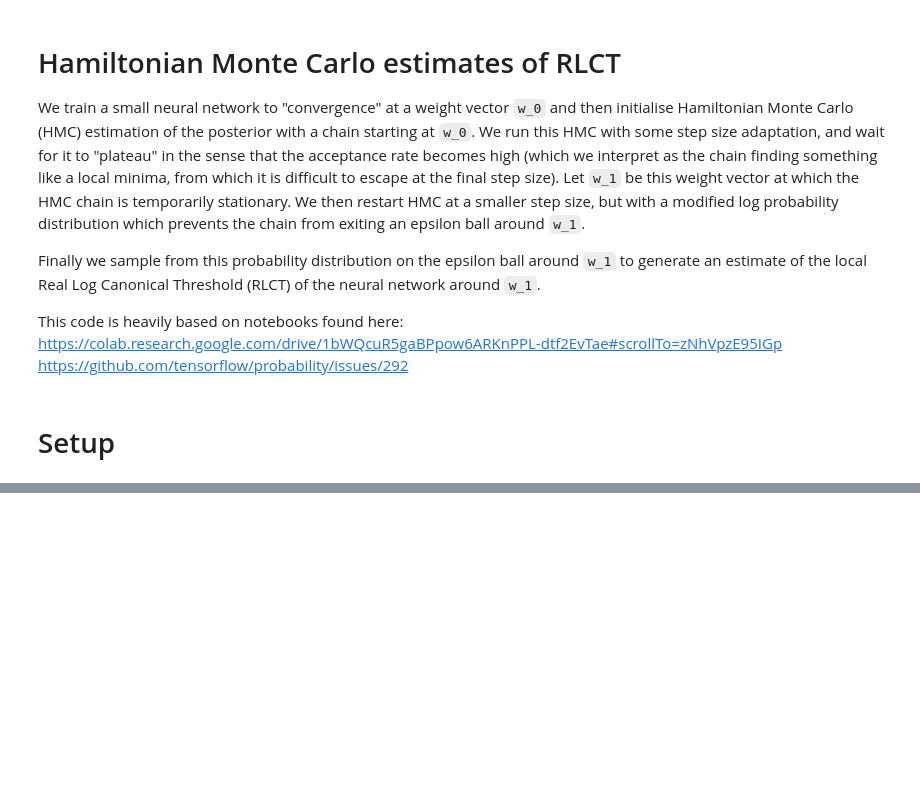
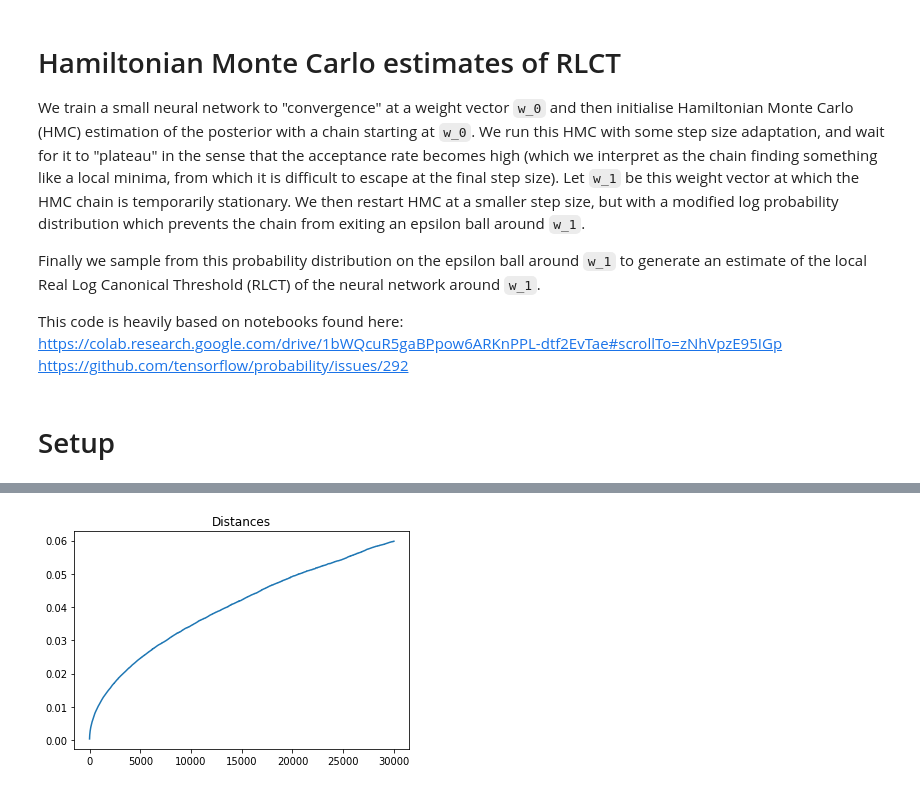
Before and after one commit to suswei/RLCT, a Jupyter notebook: notebooks/MCMC.ipynb, the cells around one changed output, grey strips where cells are left out. Saved outputs shown, nothing was run; the diff lists cells and outputs as text; code cells hidden in the pictures; blank space fills up the shorter version.

Commit message:
Updates to MCMC notebook

```diff
--- a/notebooks/MCMC.ipynb
+++ b/notebooks/MCMC.ipynb
@@ -394,0 +420,80 @@ plt.yticks(np.linspace(-1, 2, 16));
+# %%
+# You want to pick a chain_index that picks out a position in the chain where the
+# distance was stationary (see the graphs above)
+
+chain_index = -1
+num_samples = len(chain[0])
+
+# pos ranges over 0,100,200,...,num_samples
+for pos in range(num_samples)[::100]:
+  acc_rate = trace.inner_results.is_accepted[pos:pos+50].numpy().mean()
+
+  #print("Acceptance rate: " + str(acc_rate) + " at pos " + str(pos))
+  if( acc_rate < 0.01 ):
+    chain_index = pos
+
+if( chain_index == -1 ):
+  print("Failed to find fixed point")
+else:
+  print("Fixed point located: " + str(chain_index))
+
+# Take as the center of our neighborhood the weight value at this approximate
+# fixed point of the HMC in the above search
+center = [tf.constant(t[chain_index]) for t in chain]
+
+def bnn_joint_log_prob_fn_local(center, weight_prior, bias_prior, X, y, *args):
+    weights_list = args[::2] # every second argument starting with 0
+    biases_list = args[1::2] # every second argument starting with 1
+
+    # prior log-prob
+    lp = sum(
+        [tf.reduce_sum(weight_prior.log_prob(weights)) for weights in weights_list]
+    )
+    lp += sum([tf.reduce_sum(bias_prior.log_prob(bias)) for bias in biases_list])
+
+    # likelihood of predicted labels
+    network = build_network(weights_list, biases_list)
+    labels_dist = network(X.astype("float32"))
+    lp += tf.reduce_sum(labels_dist.log_prob(y))
+
+    # we also need to add a term that concentrates probability mass
+    # in a ball around the MAP
+    d = 0.0
+
+    for (x, xprime) in zip(center, args):
+      d += tf.square(tf.norm(x - xprime))
+
+    d = tf.sqrt(d)
+
+    lp += tf.cond( d > 2, lambda: -10.0, lambda: 0.0 )
+
+    #print("-")
+    #tf.print(d)
+    #tf.print(lp)
+
+    return lp
+
+bnn_joint_log_prob_local = partial(
+    bnn_joint_log_prob_fn_local, center, weight_prior, bias_prior, X_train, y_train[:, 0]
+)
+
+fine_chain, fine_trace, fine_final_kernel_results = run_hmc(
+    bnn_joint_log_prob_local,
+    num_burnin_steps=0,
+    num_leapfrog_steps=3,
+    num_adaptation_steps=0,
+    num_results=30000,
+    step_size=1e-6,
+    current_state=center)
+
+print("Acceptance rate:",
+        fine_trace.inner_results.is_accepted[-1000:].numpy().mean())
+
+for c in fine_chain:
+  print("ESS/step", tf.reduce_min(tfp.mcmc.effective_sample_size(c[-1000:]) / 1000).numpy())
+
+plt.figure()
+plt.title("Distances")
+plot_distances(fine_chain, center)
+plt.show()
+# %% [output]
@@ -394,0 +510 @@ plt.yticks(np.linspace(-1, 2, 16));
+[figure, added]
```
Also changed, not shown: parts of 14 cells of this notebook.
